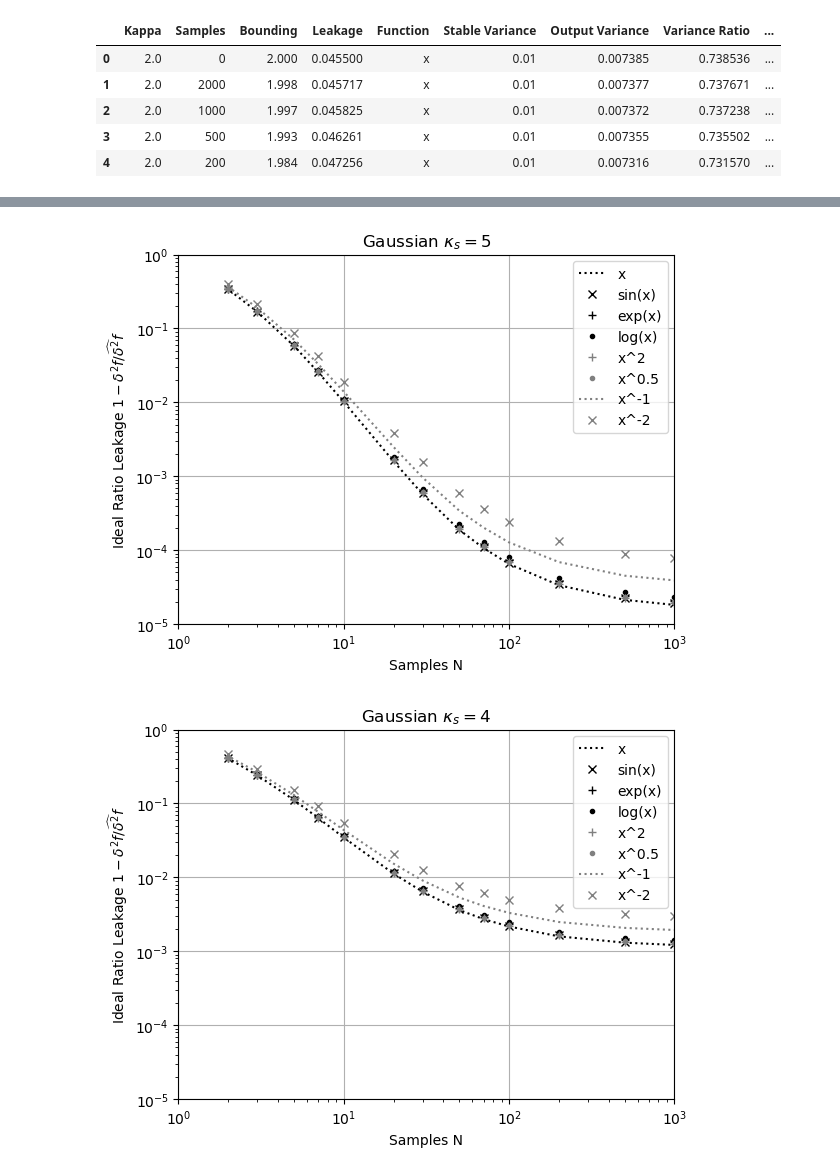
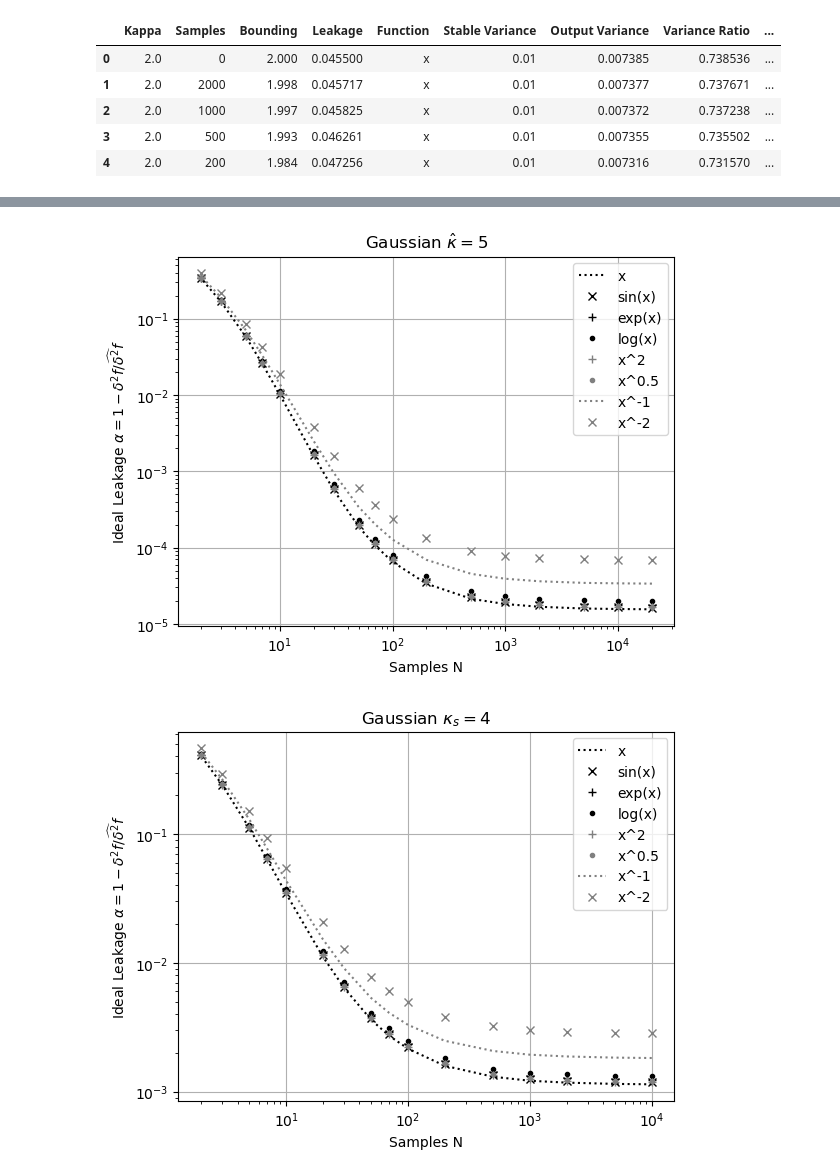
Before and after one commit to Chengpu0707/VarianceArithmetic, a Jupyter notebook: IPyNb/StatisticalBounding.ipynb, the cells around one changed output, grey strips where cells are left out. Cells and saved outputs as stored; diff of their text form; code cells hidden in the pictures.

```diff
--- a/IPyNb/StatisticalBounding.ipynb
+++ b/IPyNb/StatisticalBounding.ipynb
@@ -119,6 +120,6 @@ plotLeakage()
 # %%
 def plotFunc(dfF, kappa, title,
-             value:str='Variance Leak', ylabel=r'Ideal Ratio Leakage $1 - \delta^2 f/\widehat{\delta^2} f$',
+             value:str='Variance Leak', ylabel=r'Ideal Leakage $\alpha = 1 - \delta^2 f/\widehat{\delta^2} f$',
              xlim=None, ylim=None):
     fig, ax = plt.subplots()
     ax.set_title(title)
@@ -126,7 +127,7 @@ def plotFunc(dfF, kappa, title,
         ax.set_xscale('log')
         ax.set_xlabel('Samples N')
     else:
-        ax.set_xlabel('Measuring Range ${\kappa_s}$')
+        ax.set_xlabel('Measuring Bound Range ${\kappa_s}$')
     ax.set_yscale('log')
     if xlim:
         ax.set_xlim(*xlim)
@@ -160,11 +165,11 @@ dfN.head()
 # %%
-plotFunc(dfN, kappa=5, title=r'Gaussian $\kappa_s=5$', xlim=(1,10**3), ylim=(1e-5,1))
+plotFunc(dfN, kappa=5, title=r'Gaussian $\hat{\kappa}=5$')
 # %% [output]
-[figure, old version]
+[figure, new version]
 # %%
-plotFunc(dfN, kappa=4, title=r'Gaussian $\kappa_s=4$', xlim=(1,10**3), ylim=(1e-5,1))
+plotFunc(dfN, kappa=4, title=r'Gaussian $\kappa_s=4$')
 # %% [output]
-[figure, old version]
+[figure, new version]
 # %%
 plotFunc(dfN, kappa=0, title=r'Gaussian $\hat{\kappa}=6$')
 # %% [output]
```
Also changed, not shown: parts of 10 cells of this notebook, 14 other files.
